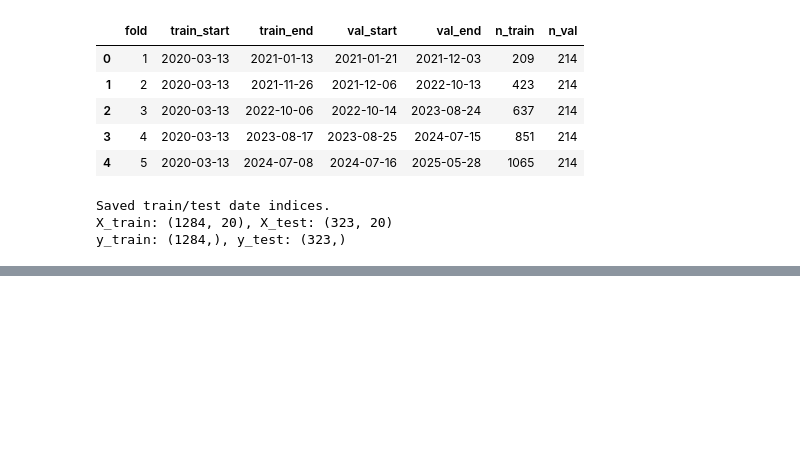
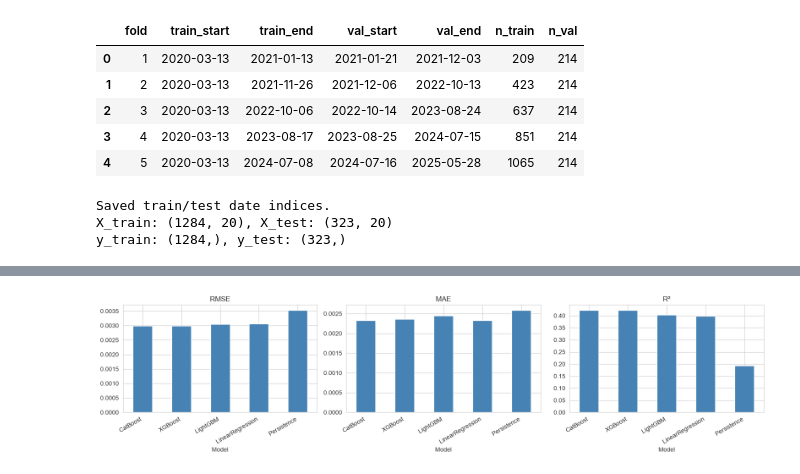
Before and after one commit to denny-labs/mini_project, a Jupyter notebook: notebooks/04_model_training.ipynb, the cells around one changed output, grey strips where cells are left out. Cells and saved outputs as stored; diff of their text form; code cells hidden in the pictures; blank space fills up the shorter version.

Commit message:
ml models implementation

```diff
--- a/notebooks/04_model_training.ipynb
+++ b/notebooks/04_model_training.ipynb
@@ -230,0 +469,18 @@ y_train: (1284,), y_test: (323,)
+# %%
+# comparison table
+
+import os
+os.makedirs('../reports/tables', exist_ok=True)
+rows = []
+for name, r in results.items():
+    rows.append({
+        'Model': name,
+        'MAE':  round(r['metrics']['MAE'],  6),
+        'RMSE': round(r['metrics']['RMSE'], 6),
+        'R²':   round(r['metrics']['R2'],   4),
+        'Dir. Acc.': round(r['dir_acc'],    3),
+    })
+
+comparison = pd.DataFrame(rows).sort_values('RMSE').reset_index(drop=True)
+display(comparison)
+comparison.to_csv('../reports/tables/model_comparison.csv', index=False)
@@ -230,0 +494,26 @@ y_train: (1284,), y_test: (323,)
+# %%
+# barchart comparison
+
+# fig, axes = plt.subplots(1, 3, figsize=(16, 4))
+# for ax, metric in zip(axes, ['RMSE', 'MAE', 'R2']):
+#     comparison.plot.bar(x='Model', y=metric, ax=ax, legend=False, color='steelblue')
+#     ax.set_title(metric); ax.set_xticklabels(comparison['Model'], rotation=30, ha='right')
+# plt.tight_layout()
+# os.makedirs('../reports/figures', exist_ok=True)
+# plt.savefig('../reports/figures/10_model_comparison.png', dpi=120)
+# plt.show()
+
+import os
+os.makedirs('../reports/figures', exist_ok=True)
+
+fig, axes = plt.subplots(1, 3, figsize=(16, 4))
+for ax, metric in zip(axes, ['RMSE', 'MAE', 'R²']):
+    comparison.plot.bar(x='Model', y=metric, ax=ax, legend=False, color='steelblue')
+    ax.set_title(metric)
+    ax.set_xticklabels(comparison['Model'], rotation=30, ha='right')
+
+plt.tight_layout()
+plt.savefig('../reports/figures/10_model_comparison.png', dpi=120)
+plt.show()
+# %% [output]
+[figure, added]
```
Also changed, not shown: parts of 23 cells of this notebook, 6 other files.
